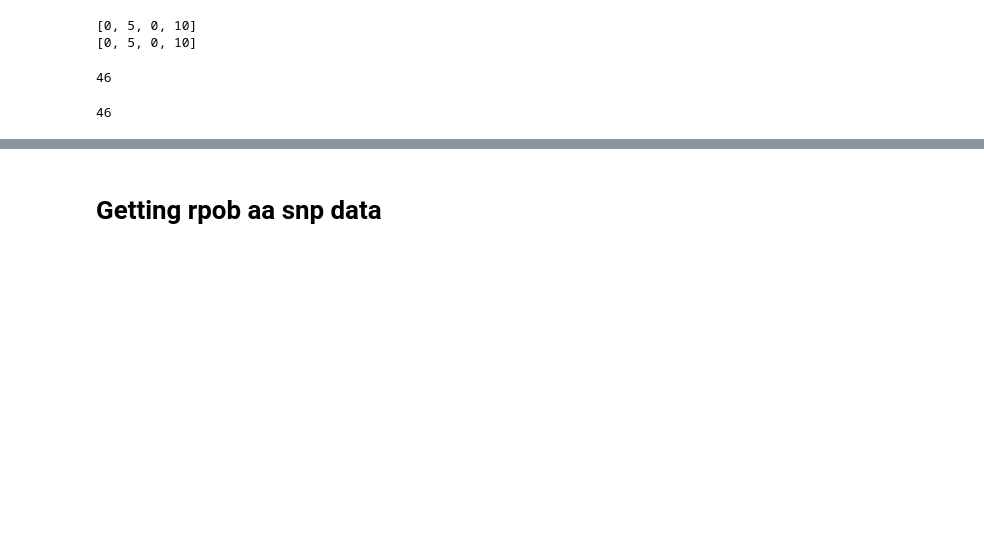
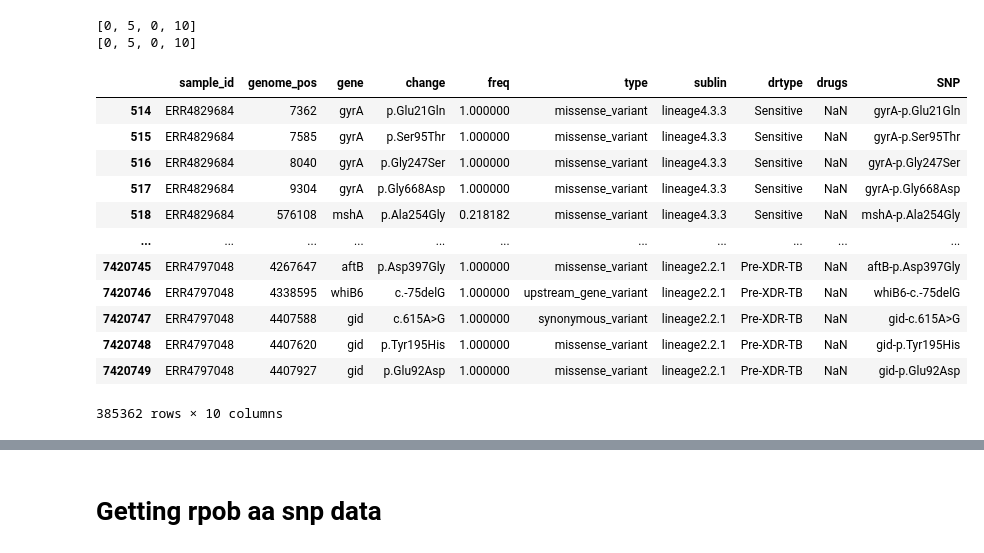
Before and after one commit to linfeng-wang/tb_dr_MIC_v2, a Jupyter notebook: aadatagen.ipynb, the cells around one changed output, grey strips where cells are left out. Saved outputs shown, nothing was run; the diff lists cells and outputs as text; code cells hidden in the pictures; blank space fills up the shorter version.

```diff
--- a/aadatagen.ipynb
+++ b/aadatagen.ipynb
@@ -39,3 +31,8 @@ variants['SNP'] = variants['gene'] + '-'+ variants['change']
+# %%
+cryptic = pd.read_csv('/mnt/storageG1/lwang/Projects/tb_dr_MIC_v2/data1/CRyPTIC_reuse_table_20221019_cleaned.csv')
+overlap = set(variants['sample_id']).intersection(set(cryptic['wgs_id'].to_list()))
+variants = variants[variants['sample_id'].isin(overlap)]
+variants['SNP'] = variants['gene'] + '-'+ variants['change']
 # %%
 def compare_snp_lists(set_list, query_list):
     # Convert query_list to a set for O(1) lookup time
@@ -101,14 +98,22 @@ print(output_list)  # Expected output: [0, 5, 0, 10]
 # %% [output]
 [0, 5, 0, 10]
 [0, 5, 0, 10]
-# %%
-len(variants[variants['sample_id']==x]['SNP'].to_list())
-# %% [output]
-46
-# %%
-len(variants[variants['sample_id']==x]['freq'].to_list())
-# %% [output]
-46
+# %%
+variants.head()
+# %% [output]
+|  | sample_id | genome_pos | gene | change | freq | type | sublin | drtype | drugs | SNP |
+| 514 | ERR4829684 | 7362 | gyrA | p.Glu21Gln | 1.000000 | missense_variant | lineage4.3.3 | Sensitive | NaN | gyrA-p.Glu21Gln |
+| 515 | ERR4829684 | 7585 | gyrA | p.Ser95Thr | 1.000000 | missense_variant | lineage4.3.3 | Sensitive | NaN | gyrA-p.Ser95Thr |
+| 516 | ERR4829684 | 8040 | gyrA | p.Gly247Ser | 1.000000 | missense_variant | lineage4.3.3 | Sensitive | NaN | gyrA-p.Gly247Ser |
+| 517 | ERR4829684 | 9304 | gyrA | p.Gly668Asp | 1.000000 | missense_variant | lineage4.3.3 | Sensitive | NaN | gyrA-p.Gly668Asp |
+| 518 | ERR4829684 | 576108 | mshA | p.Ala254Gly | 0.218182 | missense_variant | lineage4.3.3 | Sensitive | NaN | mshA-p.Ala254Gly |
+| ... | ... | ... | ... | ... | ... | ... | ... | ... | ... | ... |
+| 7420745 | ERR4797048 | 4267647 | aftB | p.Asp397Gly | 1.000000 | missense_variant | lineage2.2.1 | Pre-XDR-TB | NaN | aftB-p.Asp397Gly |
+| 7420746 | ERR4797048 | 4338595 | whiB6 | c.-75delG | 1.000000 | upstream_gene_variant | lineage2.2.1 | Pre-XDR-TB | NaN | whiB6-c.-75delG |
+| 7420747 | ERR4797048 | 4407588 | gid | c.615A>G | 1.000000 | synonymous_variant | lineage2.2.1 | Pre-XDR-TB | NaN | gid-c.615A>G |
+| 7420748 | ERR4797048 | 4407620 | gid | p.Tyr195His | 1.000000 | missense_variant | lineage2.2.1 | Pre-XDR-TB | NaN | gid-p.Tyr195His |
+| 7420749 | ERR4797048 | 4407927 | gid | p.Glu92Asp | 1.000000 | missense_variant | lineage2.2.1 | Pre-XDR-TB | NaN | gid-p.Glu92Asp |
+385362 rows × 10 columns
 # %%
 aa = []
 all_snp = variants['SNP'].unique()
```
Also changed, not shown: parts of 36 cells of this notebook, 18 other files.
